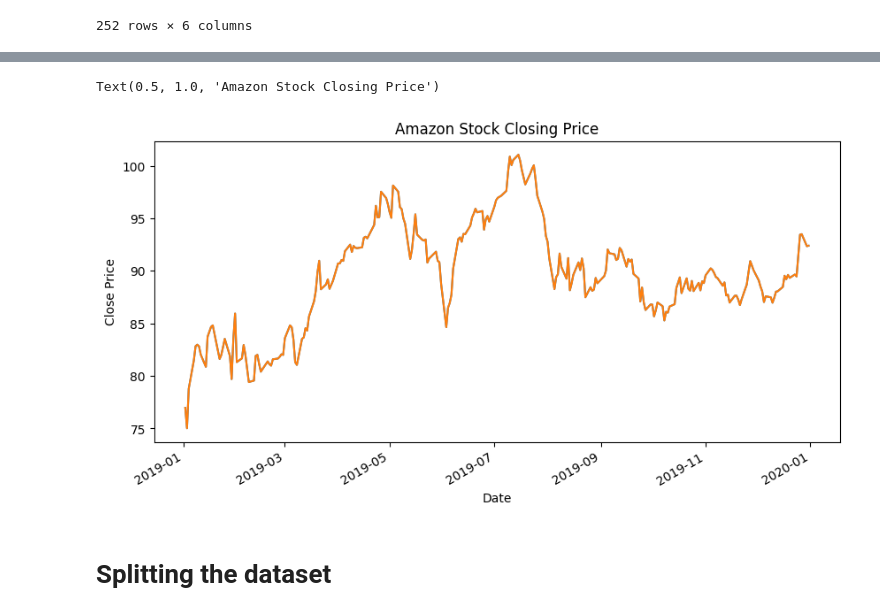
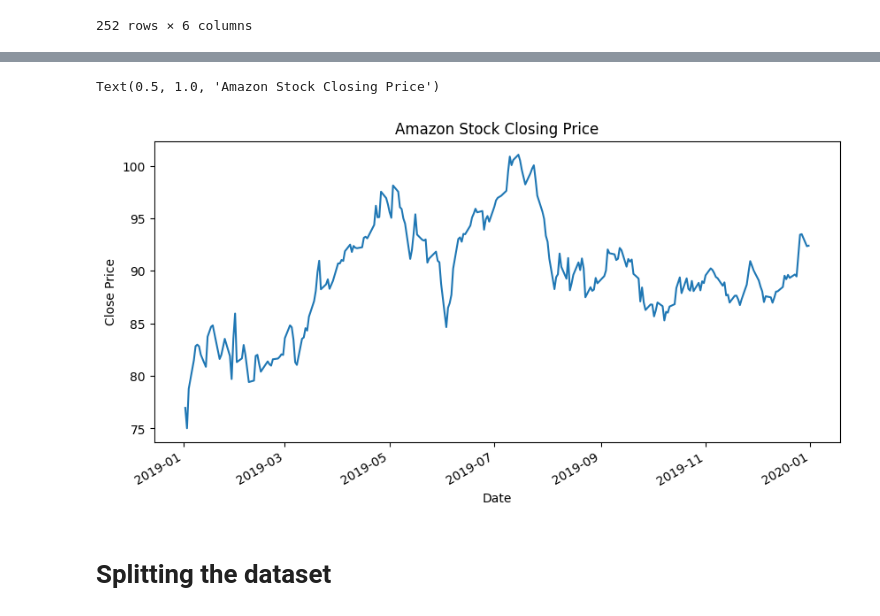
Before and after one commit to mk1316/Final-Project-For-ML-Fall-2023, a Jupyter notebook: HW4-Artificial Neural Network.ipynb, the cells around one changed output, grey strips where cells are left out. Drawn from its saved outputs; the diff is of its cells as text; code cells hidden in the pictures.

```diff
--- a/HW4-Artificial Neural Network.ipynb
+++ b/HW4-Artificial Neural Network.ipynb
@@ -64,12 +47,11 @@ y
 # %%
 plt.figure(figsize=(10, 5))
 X['Close'].plot()
-y['Close'].plot()
 plt.ylabel('Close Price')
 plt.title('Amazon Stock Closing Price')
 # %% [output]
 Text(0.5, 1.0, 'Amazon Stock Closing Price')
-[figure, old version]
+[figure, new version]
 # %% [markdown]
 # Splitting the dataset
 # %%
```
Also changed, not shown: parts of 7 cells of this notebook.
